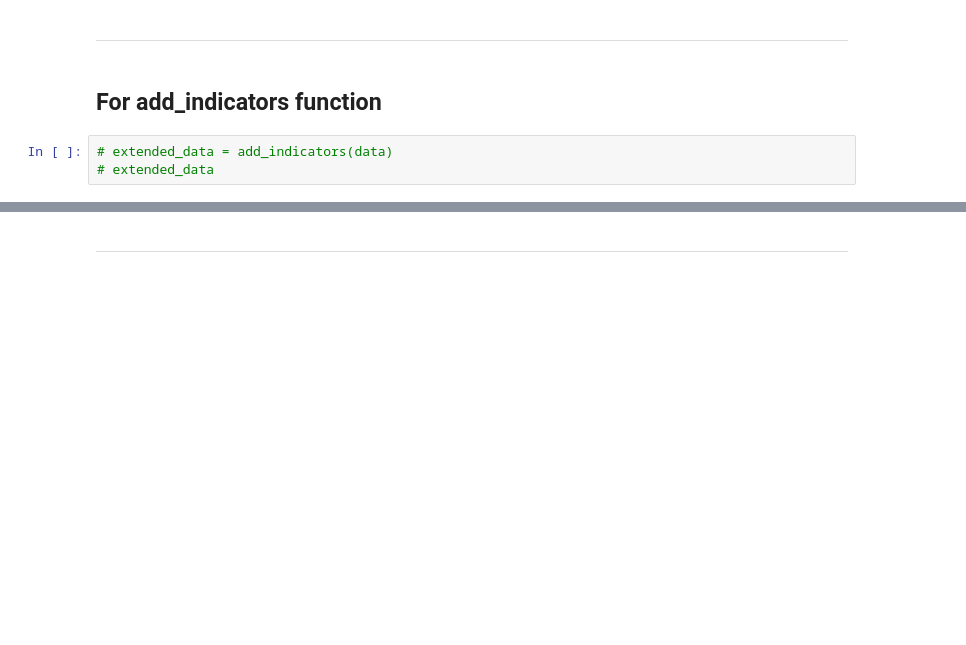
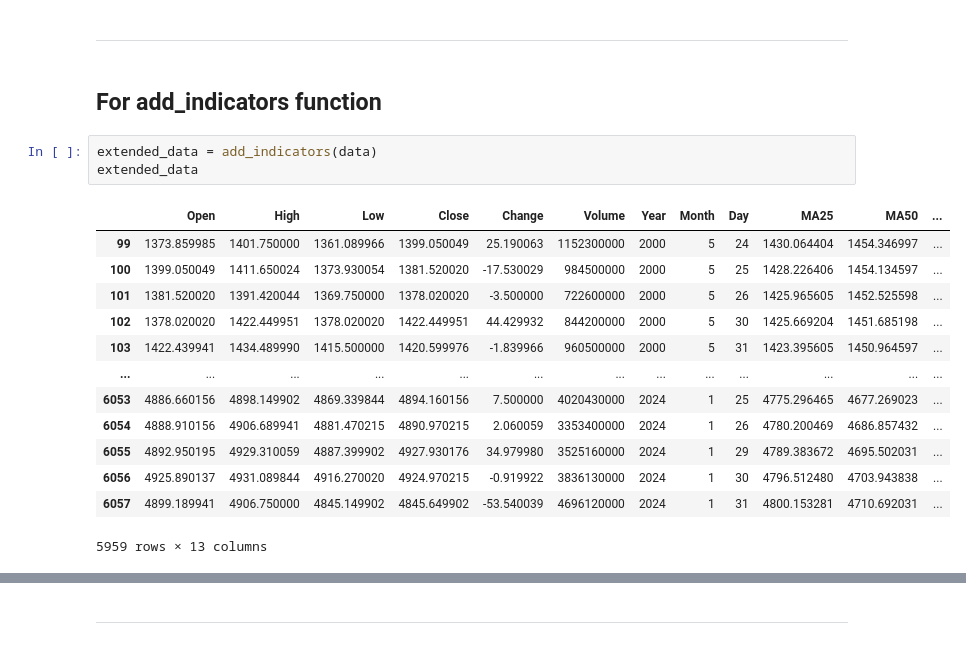
Before and after one commit to BoykoPetevBoev/Stock-Market-Prediction, a Jupyter notebook: src/models/lstm_v2/lstm_normalize.ipynb, the cells around one changed output, grey strips where cells are left out. Drawn from its saved outputs; the diff is of its cells as text; blank space fills up the shorter version.

```diff
--- a/src/models/lstm_v2/lstm_normalize.ipynb
+++ b/src/models/lstm_v2/lstm_normalize.ipynb
@@ -56,6 +56,20 @@ plt.legend(['Close'])
 # %% [markdown]
 ## For **add_indicators** function
 # %%
-# extended_data = add_indicators(data)
-# extended_data
+extended_data = add_indicators(data)
+extended_data
+# %% [output]
+|  | Open | High | Low | Close | Change | Volume | Year | Month | Day | MA25 | MA50 | ... |
+| 99 | 1373.859985 | 1401.750000 | 1361.089966 | 1399.050049 | 25.190063 | 1152300000 | 2000 | 5 | 24 | 1430.064404 | 1454.346997 | ... |
+| 100 | 1399.050049 | 1411.650024 | 1373.930054 | 1381.520020 | -17.530029 | 984500000 | 2000 | 5 | 25 | 1428.226406 | 1454.134597 | ... |
+| 101 | 1381.520020 | 1391.420044 | 1369.750000 | 1378.020020 | -3.500000 | 722600000 | 2000 | 5 | 26 | 1425.965605 | 1452.525598 | ... |
+| 102 | 1378.020020 | 1422.449951 | 1378.020020 | 1422.449951 | 44.429932 | 844200000 | 2000 | 5 | 30 | 1425.669204 | 1451.685198 | ... |
+| 103 | 1422.439941 | 1434.489990 | 1415.500000 | 1420.599976 | -1.839966 | 960500000 | 2000 | 5 | 31 | 1423.395605 | 1450.964597 | ... |
+| ... | ... | ... | ... | ... | ... | ... | ... | ... | ... | ... | ... | ... |
+| 6053 | 4886.660156 | 4898.149902 | 4869.339844 | 4894.160156 | 7.500000 | 4020430000 | 2024 | 1 | 25 | 4775.296465 | 4677.269023 | ... |
+| 6054 | 4888.910156 | 4906.689941 | 4881.470215 | 4890.970215 | 2.060059 | 3353400000 | 2024 | 1 | 26 | 4780.200469 | 4686.857432 | ... |
+| 6055 | 4892.950195 | 4929.310059 | 4887.399902 | 4927.930176 | 34.979980 | 3525160000 | 2024 | 1 | 29 | 4789.383672 | 4695.502031 | ... |
+| 6056 | 4925.890137 | 4931.089844 | 4916.270020 | 4924.970215 | -0.919922 | 3836130000 | 2024 | 1 | 30 | 4796.512480 | 4703.943838 | ... |
+| 6057 | 4899.189941 | 4906.750000 | 4845.149902 | 4845.649902 | -53.540039 | 4696120000 | 2024 | 1 | 31 | 4800.153281 | 4710.692031 | ... |
+5959 rows × 13 columns
 # %%
```
Also changed, not shown: parts of 26 cells of this notebook, 7 other files.
